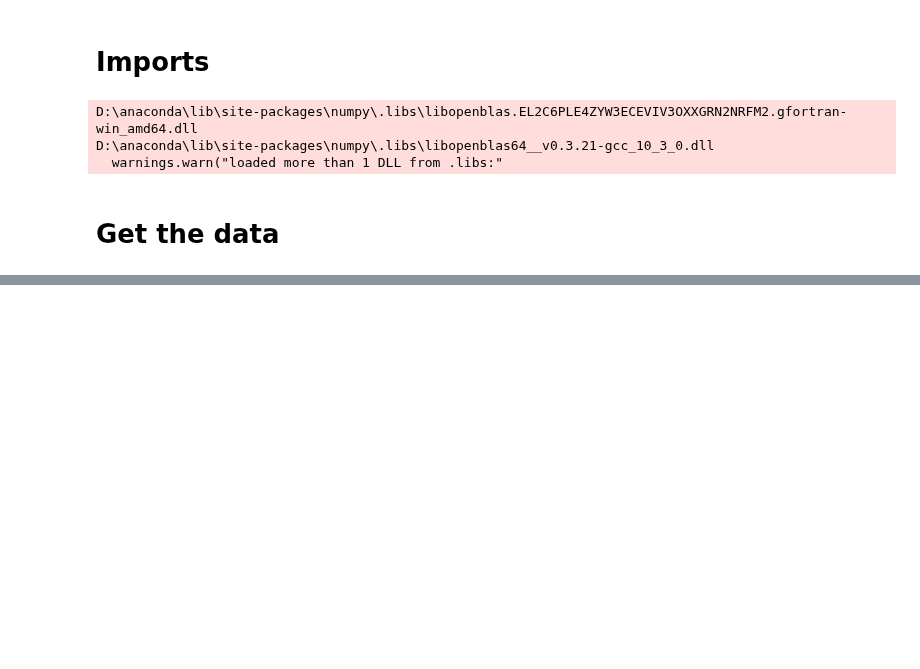
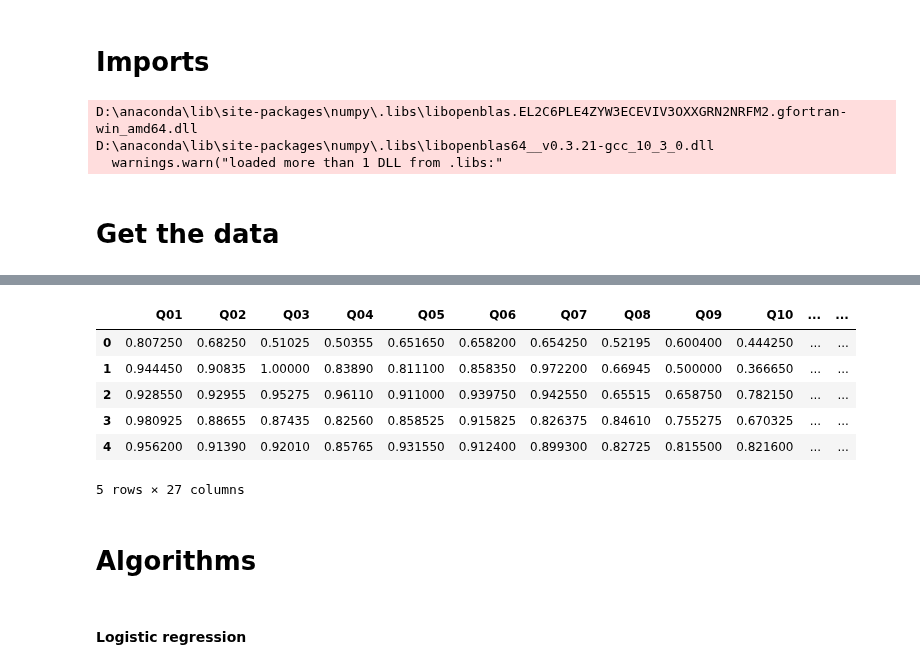
Before and after one commit to szelesaron/dissertation-code, a Jupyter notebook: ml-algorithms.ipynb, the cells around one changed output, grey strips where cells are left out. Cells and saved outputs as stored; diff of their text form; code cells hidden in the pictures; blank space fills up the shorter version.

```diff
--- a/ml-algorithms.ipynb
+++ b/ml-algorithms.ipynb
@@ -37,0 +54,14 @@ unis_1819
+# %%
+data_bench.head()
+# %% [output]
+|  | Q01 | Q02 | Q03 | Q04 | Q05 | Q06 | Q07 | Q08 | Q09 | Q10 | ... | ... |
+| 0 | 0.807250 | 0.68250 | 0.51025 | 0.50355 | 0.651650 | 0.658200 | 0.654250 | 0.52195 | 0.600400 | 0.444250 | ... | ... |
+| 1 | 0.944450 | 0.90835 | 1.00000 | 0.83890 | 0.811100 | 0.858350 | 0.972200 | 0.66945 | 0.500000 | 0.366650 | ... | ... |
+| 2 | 0.928550 | 0.92955 | 0.95275 | 0.96110 | 0.911000 | 0.939750 | 0.942550 | 0.65515 | 0.658750 | 0.782150 | ... | ... |
+| 3 | 0.980925 | 0.88655 | 0.87435 | 0.82560 | 0.858525 | 0.915825 | 0.826375 | 0.84610 | 0.755275 | 0.670325 | ... | ... |
+| 4 | 0.956200 | 0.91390 | 0.92010 | 0.85765 | 0.931550 | 0.912400 | 0.899300 | 0.82725 | 0.815500 | 0.821600 | ... | ... |
+5 rows × 27 columns
+# %% [markdown]
+# Algorithms
+# %% [markdown]
+#### Logistic regression
```
Also changed, not shown: parts of 5 cells of this notebook, 1 other file.
